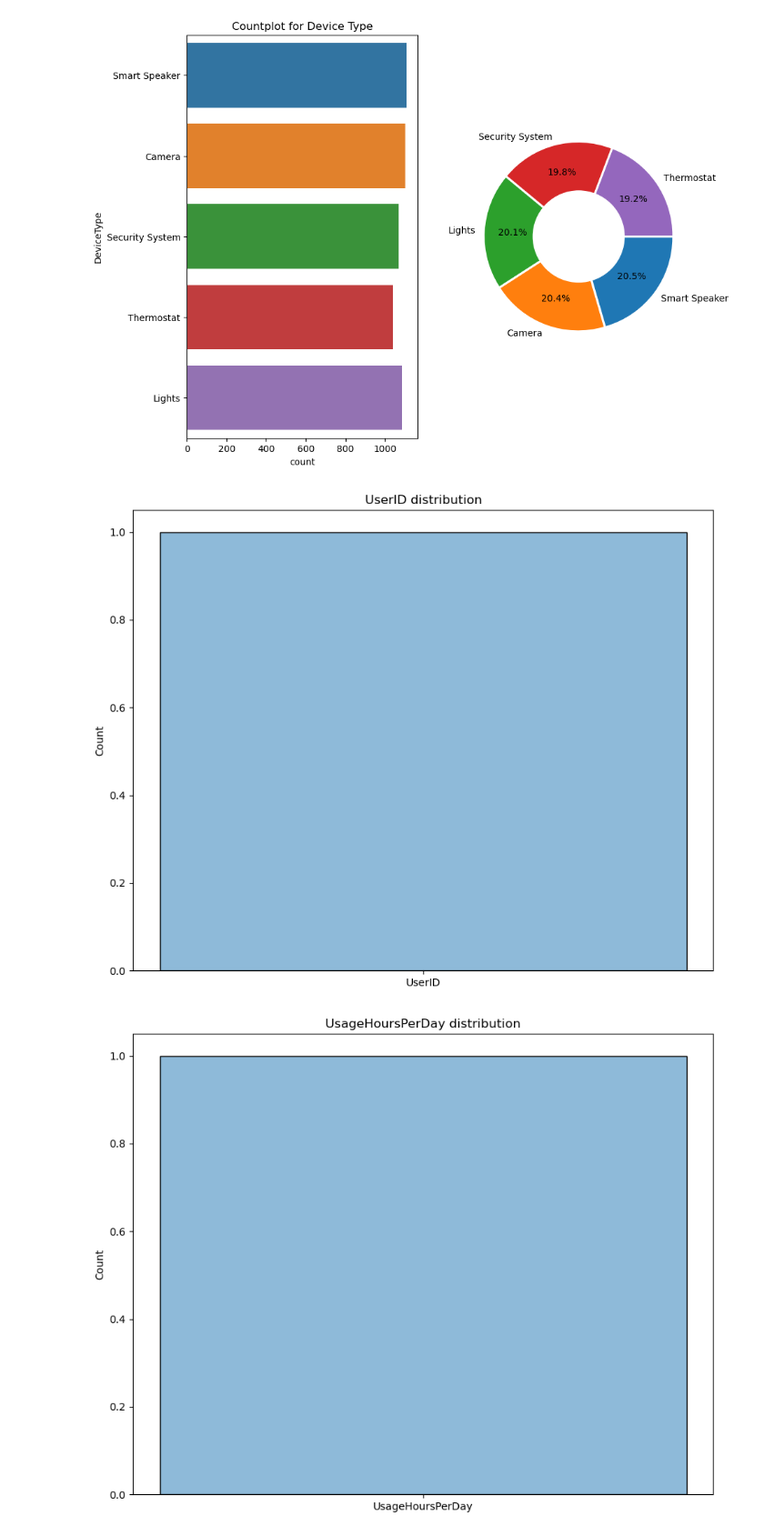
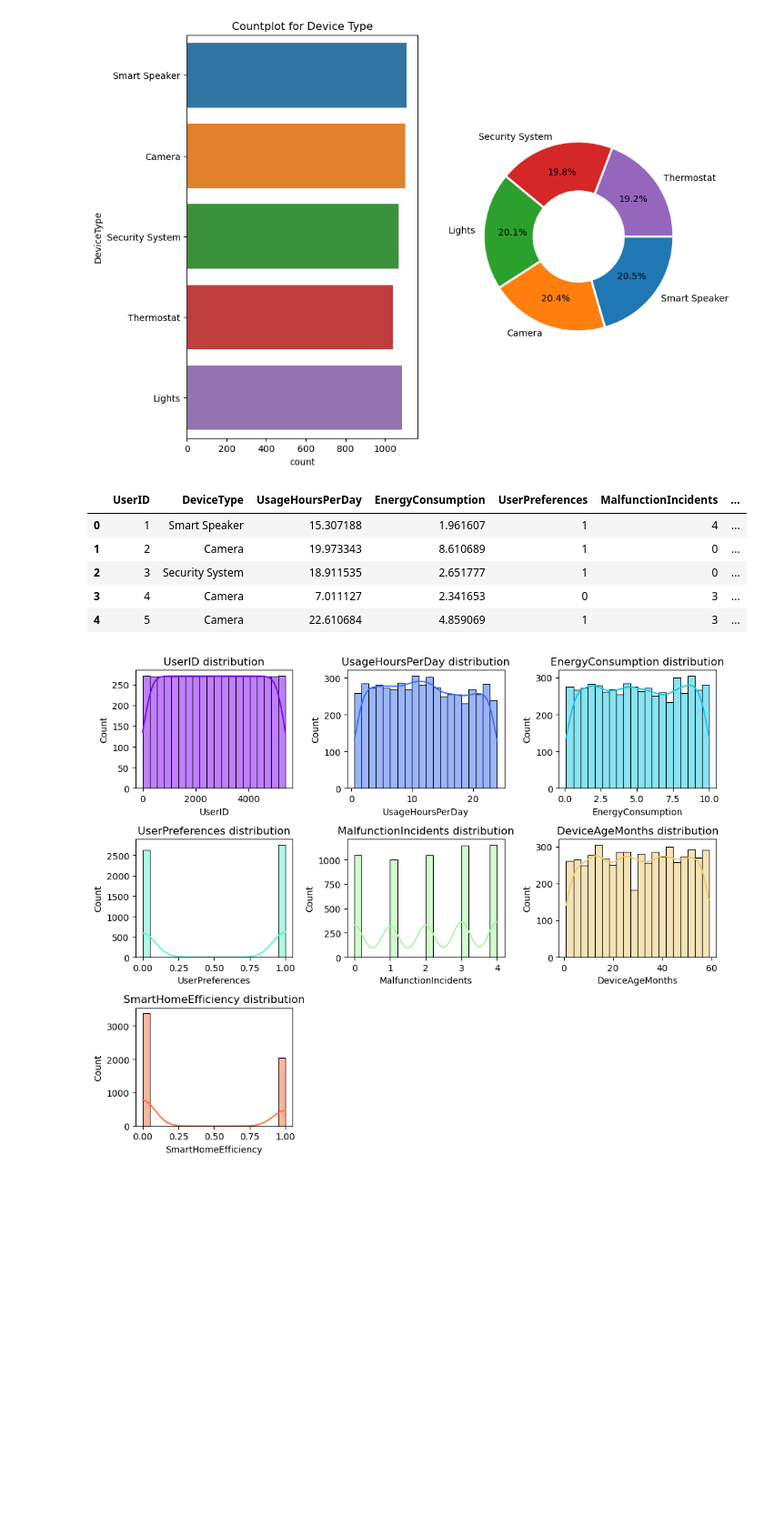
Before and after one commit to SayanGhosh1489/SmartHomeDevice, a Jupyter notebook: Trials.ipynb, the cells around one changed output. Shown at 91% size. Saved outputs shown, nothing was run; the diff lists cells and outputs as text; code cells hidden in the pictures; blank space fills up the shorter version.

```diff
--- a/Trials.ipynb
+++ b/Trials.ipynb
@@ -64,12 +64,23 @@ plt.show()
 [figure]
 # %%
 num_col = [col for col in data.describe().columns]
+# %%
+data.head()
+# %% [output]
+|  | UserID | DeviceType | UsageHoursPerDay | EnergyConsumption | UserPreferences | MalfunctionIncidents | ... |
+| 0 | 1 | Smart Speaker | 15.307188 | 1.961607 | 1 | 4 | ... |
+| 1 | 2 | Camera | 19.973343 | 8.610689 | 1 | 0 | ... |
+| 2 | 3 | Security System | 18.911535 | 2.651777 | 1 | 0 | ... |
+| 3 | 4 | Camera | 7.011127 | 2.341653 | 0 | 3 | ... |
+| 4 | 5 | Camera | 22.610684 | 4.859069 | 1 | 3 | ... |
 # %%
-for col in num_col:
-    plt.figure(figsize=(10,8))
-    sns.histplot(col, kde= True, bins= 20)
-    plt.title(f"{col} distribution")
+cmap = plt.get_cmap('rainbow')
+colors = [cmap(i / len(num_col)) for i in range(len(num_col))]
+plt.figure(figsize=(10,8), layout = 'tight')
+for i in range(len(num_col)):
+    plt.subplot(3,len(num_col)//2,i+1)
+    sns.histplot(data[num_col[i]], kde= True, bins= 20, color= colors[i])
+    plt.title(f"{num_col[i]} distribution")
 plt.show()
 # %% [output]
-[figure, old version]
+[figure, new version]
-[figure, removed]
```
Also changed, not shown: parts of 17 cells of this notebook.
